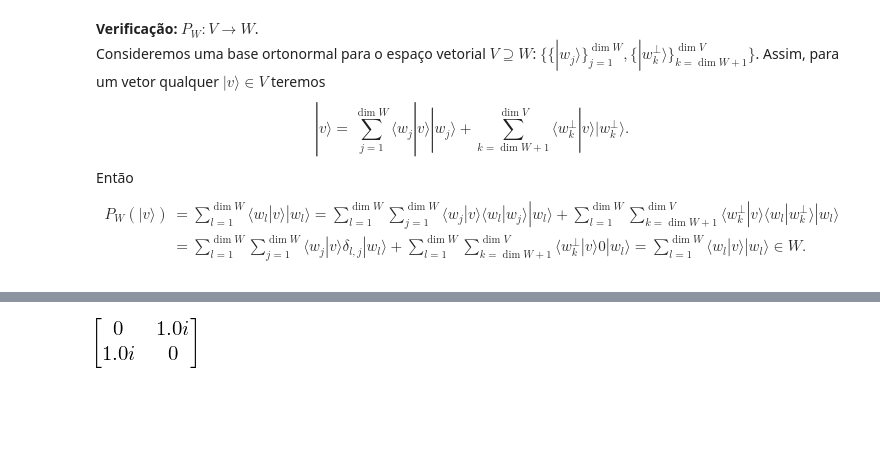
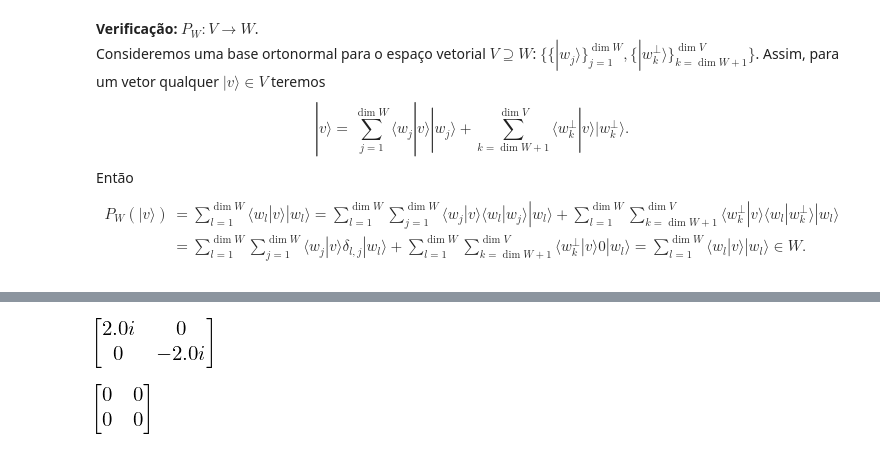
Before and after one commit to jonasmaziero/algebra_linear, a Jupyter notebook: 03_operators.ipynb, the cells around one changed output, grey strips where cells are left out. Cells and saved outputs as stored; diff of their text form; code cells hidden in the pictures; blank space fills up the shorter version.

```diff
--- a/03_operators.ipynb
+++ b/03_operators.ipynb
@@ -430,14 +442,19 @@ def comm(A,B):
 # %%
 def pauli(j):
-    if j == 1:
+    if j == 0:
+        return Matrix([[1,0],[0,1]])
+    elif j == 1:
         return Matrix([[0,1],[1,0]])
-    if j == 2:
+    elif j == 2:
         return Matrix([[0,-1j],[1j,0]])
-    if j == 3:
+    elif j == 3:
         return Matrix([[1,0],[0,-1]])
-#pauli(3)
-#comm(pauli(1),pauli(2))
-pauli(2)*pauli(3)
-# %% [output]
-[figure, removed]
+# %%
+comm(pauli(1),pauli(2))
+# %% [output]
+[figure, added]
+# %%
+acomm(pauli(1),pauli(2))
+# %% [output]
+[figure, added]
 # %% [markdown]
```
Also changed, not shown: parts of 17 cells of this notebook, 6 other files.
